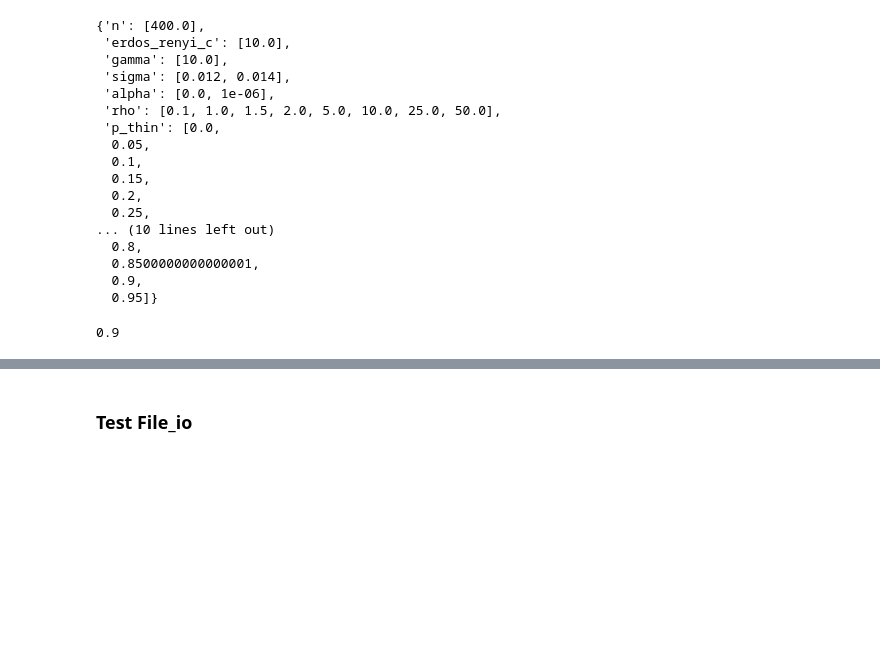
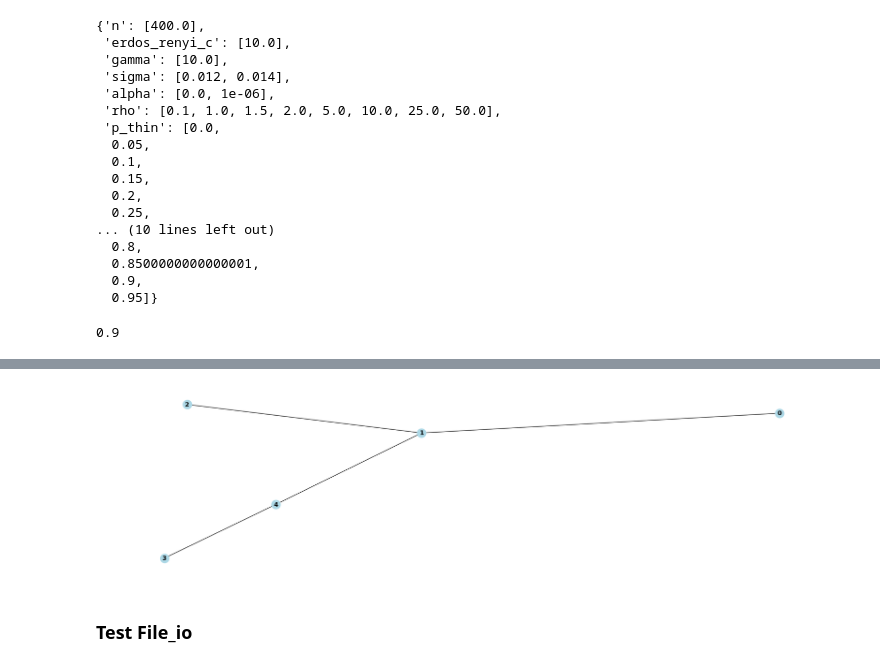
Before and after one commit to seyfdall/Thinned_Rescomp, a Jupyter notebook: scratch.ipynb, the cells around one changed output, grey strips where cells are left out. Drawn from its saved outputs; the diff is of its cells as text; code cells hidden in the pictures; blank space fills up the shorter version.

```diff
--- a/scratch.ipynb
+++ b/scratch.ipynb
@@ -103,3 +189,16 @@ c = combined_dict['erdos_renyi_c'][0]
+# %%
+n,p = 5,0.2
+weights = np.ones(n)
+
+# Example sparse data
+A = sparse.random(n,n, density=p, dtype=float, format="lil")
+
+G = nx.from_scipy_sparse_array(A)
+
+nx.draw(G, with_labels=True, node_color='lightblue', font_weight='bold')
+plt.show()
+# %% [output]
+[figure, added]
 # %% [markdown]
 ### Test File_io
 # %%
```
Also changed, not shown: parts of 4 cells of this notebook, 5 other files.
